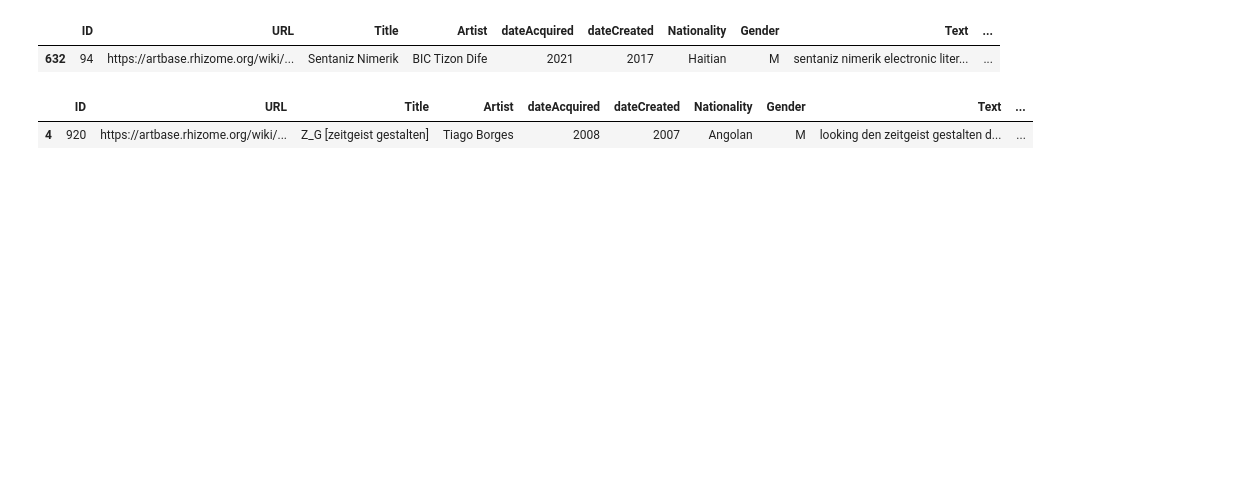
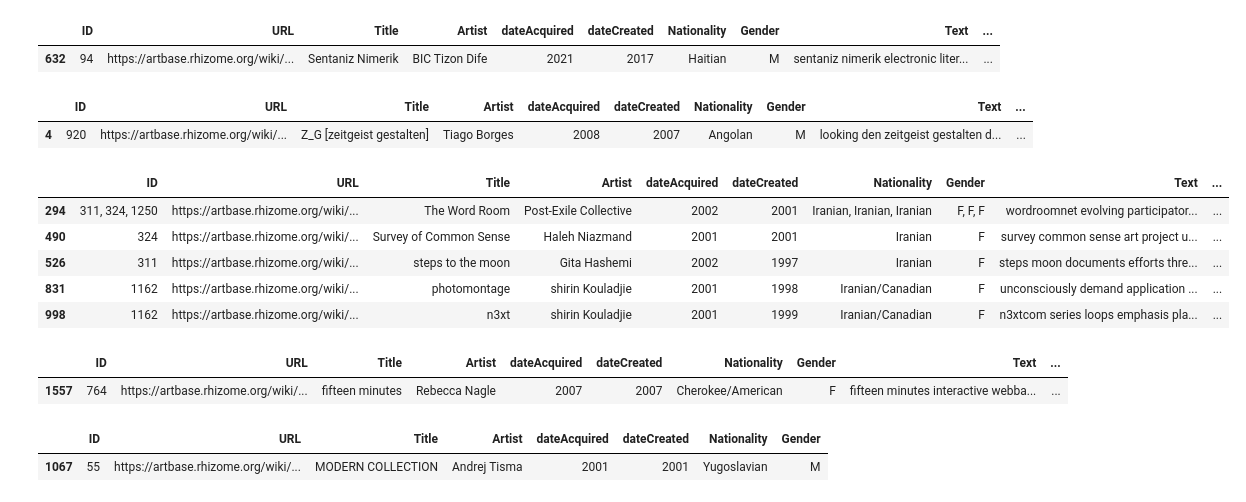
Before and after one commit to laurentfintoni/Net-Art-Rev, a Jupyter notebook: For_Marghe.ipynb, the cells around one changed output. Saved outputs shown, nothing was run; the diff lists cells and outputs as text; code cells hidden in the pictures; blank space fills up the shorter version.

```diff
--- a/For_Marghe.ipynb
+++ b/For_Marghe.ipynb
@@ -175,3 +195,22 @@ rhizome_txt_stop_kw.loc[rhizome_txt_stop_kw.Nationality.str.contains('Ang')]
 # %% [output]
 |  | ID | URL | Title | Artist | dateAcquired | dateCreated | Nationality | Gender | Text | ... |
 | 4 | 920 | https://artbase.rhizome.org/wiki/... | Z_G [zeitgeist gestalten] | Tiago Borges | 2008 | 2007 | Angolan | M | looking den zeitgeist gestalten d... | ... |
+# %%
+rhizome_txt_stop_kw.loc[(rhizome_txt_stop_kw.Nationality.str.contains('Iran')) & (rhizome_txt_stop_kw.Gender.str.contains('F'))]
+# %% [output]
+|  | ID | URL | Title | Artist | dateAcquired | dateCreated | Nationality | Gender | Text | ... |
+| 294 | 311, 324, 1250 | https://artbase.rhizome.org/wiki/... | The Word Room | Post-Exile Collective | 2002 | 2001 | Iranian, Iranian, Iranian | F, F, F | wordroomnet evolving participator... | ... |
+| 490 | 324 | https://artbase.rhizome.org/wiki/... | Survey of Common Sense | Haleh Niazmand | 2001 | 2001 | Iranian | F | survey common sense art project u... | ... |
+| 526 | 311 | https://artbase.rhizome.org/wiki/... | steps to the moon | Gita Hashemi | 2002 | 1997 | Iranian | F | steps moon documents efforts thre... | ... |
+| 831 | 1162 | https://artbase.rhizome.org/wiki/... | photomontage | shirin Kouladjie | 2001 | 1998 | Iranian/Canadian | F | unconsciously demand application ... | ... |
+| 998 | 1162 | https://artbase.rhizome.org/wiki/... | n3xt | shirin Kouladjie | 2001 | 1999 | Iranian/Canadian | F | n3xtcom series loops emphasis pla... | ... |
+# %%
+rhizome_txt_stop_kw.loc[rhizome_txt_stop_kw.Nationality.str.contains('Cher')]
+# %% [output]
+|  | ID | URL | Title | Artist | dateAcquired | dateCreated | Nationality | Gender | Text | ... |
+| 1557 | 764 | https://artbase.rhizome.org/wiki/... | fifteen minutes | Rebecca Nagle | 2007 | 2007 | Cherokee/American | F | fifteen minutes interactive webba... | ... |
+# %%
+rhz_artworks.loc[rhz_artworks.Nationality.str.contains('Yug')]
+# %% [output]
+|  | ID | URL | Title | Artist | dateAcquired | dateCreated | Nationality | Gender |
+| 1067 | 55 | https://artbase.rhizome.org/wiki/... | MODERN COLLECTION | Andrej Tisma | 2001 | 2001 | Yugoslavian | M |
```
Also changed, not shown: parts of 4 cells of this notebook, 1 other file.
